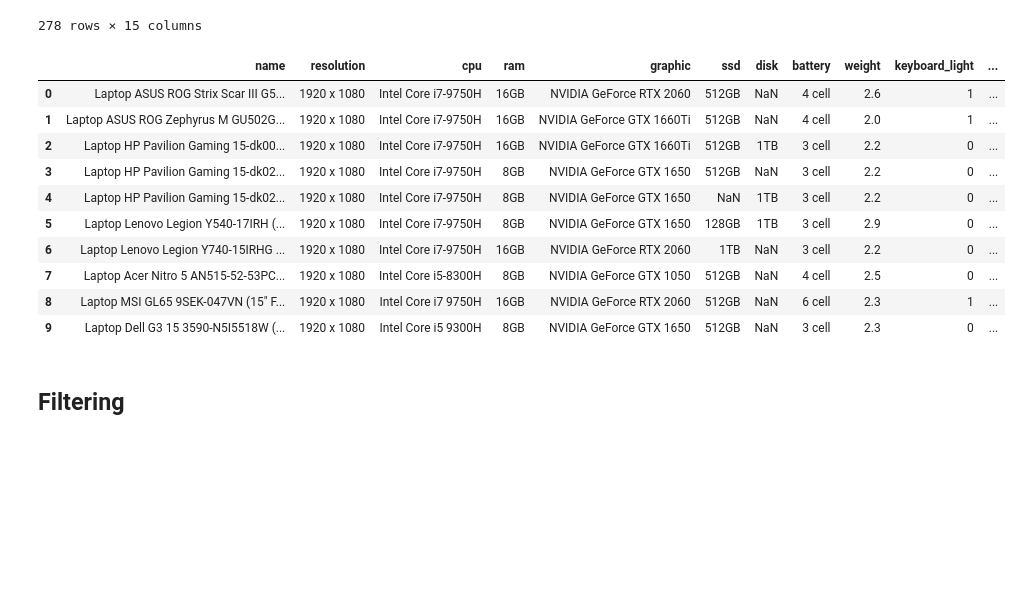
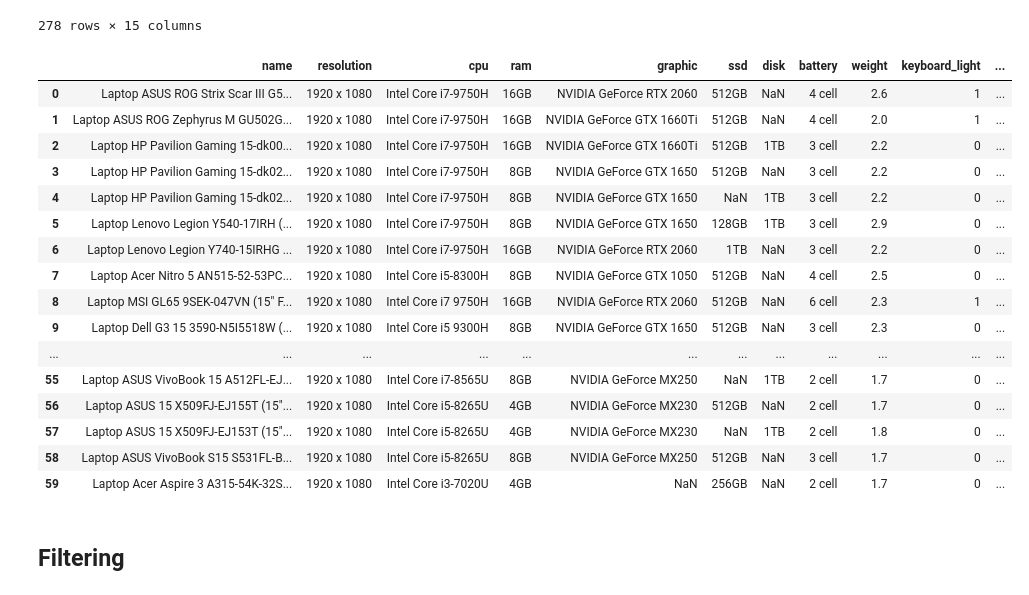
Before and after one commit to beohoang98/CS_DataScience_Project, a Jupyter notebook: crawler/Merge.ipynb, the cells around one changed output. Cells and saved outputs as stored; diff of their text form; code cells hidden in the pictures; blank space fills up the shorter version.

```diff
--- a/crawler/Merge.ipynb
+++ b/crawler/Merge.ipynb
@@ -39,19 +39,25 @@ df_nk
 | 277 | Macbook Pro 16.0 inch 1TB Silver ... | 69990000 | Intel Core | i9 | 1 TB | SSD | 16 GB | DDR4 | NaN | 2.0 kg | ... |
 278 rows × 15 columns
 # %%
-df_pv.head(10)
+df_pv
 # %% [output]
 |  | name | resolution | cpu | ram | graphic | ssd | disk | battery | weight | keyboard_light | ... |
 | 0 | Laptop ASUS ROG Strix Scar III G5... | 1920 x 1080 | Intel Core i7-9750H | 16GB | NVIDIA GeForce RTX 2060 | 512GB | NaN | 4 cell | 2.6 | 1 | ... |
 | 1 | Laptop ASUS ROG Zephyrus M GU502G... | 1920 x 1080 | Intel Core i7-9750H | 16GB | NVIDIA GeForce GTX 1660Ti | 512GB | NaN | 4 cell | 2.0 | 1 | ... |
 | 2 | Laptop HP Pavilion Gaming 15-dk00... | 1920 x 1080 | Intel Core i7-9750H | 16GB | NVIDIA GeForce GTX 1660Ti | 512GB | 1TB | 3 cell | 2.2 | 0 | ... |
 | 3 | Laptop HP Pavilion Gaming 15-dk02... | 1920 x 1080 | Intel Core i7-9750H | 8GB | NVIDIA GeForce GTX 1650 | 512GB | NaN | 3 cell | 2.2 | 0 | ... |
 | 4 | Laptop HP Pavilion Gaming 15-dk02... | 1920 x 1080 | Intel Core i7-9750H | 8GB | NVIDIA GeForce GTX 1650 | NaN | 1TB | 3 cell | 2.2 | 0 | ... |
 | 5 | Laptop Lenovo Legion Y540-17IRH (... | 1920 x 1080 | Intel Core i7-9750H | 8GB | NVIDIA GeForce GTX 1650 | 128GB | 1TB | 3 cell | 2.9 | 0 | ... |
 | 6 | Laptop Lenovo Legion Y740-15IRHG ... | 1920 x 1080 | Intel Core i7-9750H | 16GB | NVIDIA GeForce RTX 2060 | 1TB | NaN | 3 cell | 2.2 | 0 | ... |
 | 7 | Laptop Acer Nitro 5 AN515-52-53PC... | 1920 x 1080 | Intel Core i5-8300H | 8GB | NVIDIA GeForce GTX 1050 | 512GB | NaN | 4 cell | 2.5 | 0 | ... |
 | 8 | Laptop MSI GL65 9SEK-047VN (15" F... | 1920 x 1080 | Intel Core i7 9750H | 16GB | NVIDIA GeForce RTX 2060 | 512GB | NaN | 6 cell | 2.3 | 1 | ... |
 | 9 | Laptop Dell G3 15 3590-N5I5518W (... | 1920 x 1080 | Intel Core i5 9300H | 8GB | NVIDIA GeForce GTX 1650 | 512GB | NaN | 3 cell | 2.3 | 0 | ... |
+| ... | ... | ... | ... | ... | ... | ... | ... | ... | ... | ... | ... |
+| 55 | Laptop ASUS VivoBook 15 A512FL-EJ... | 1920 x 1080 | Intel Core i7-8565U | 8GB | NVIDIA GeForce MX250 | NaN | 1TB | 2 cell | 1.7 | 0 | ... |
+| 56 | Laptop ASUS 15 X509FJ-EJ155T (15"... | 1920 x 1080 | Intel Core i5-8265U | 4GB | NVIDIA GeForce MX230 | 512GB | NaN | 2 cell | 1.7 | 0 | ... |
+| 57 | Laptop ASUS 15 X509FJ-EJ153T (15"... | 1920 x 1080 | Intel Core i5-8265U | 4GB | NVIDIA GeForce MX230 | NaN | 1TB | 2 cell | 1.8 | 0 | ... |
+| 58 | Laptop ASUS VivoBook S15 S531FL-B... | 1920 x 1080 | Intel Core i5-8265U | 8GB | NVIDIA GeForce MX250 | 512GB | NaN | 3 cell | 1.7 | 0 | ... |
+| 59 | Laptop Acer Aspire 3 A315-54K-32S... | 1920 x 1080 | Intel Core i3-7020U | 4GB | NaN | 256GB | NaN | 2 cell | 1.7 | 0 | ... |
 # %% [markdown]
 ## Filtering
 # %% [markdown]
```
Also changed, not shown: parts of 6 cells of this notebook, 1 other file.
